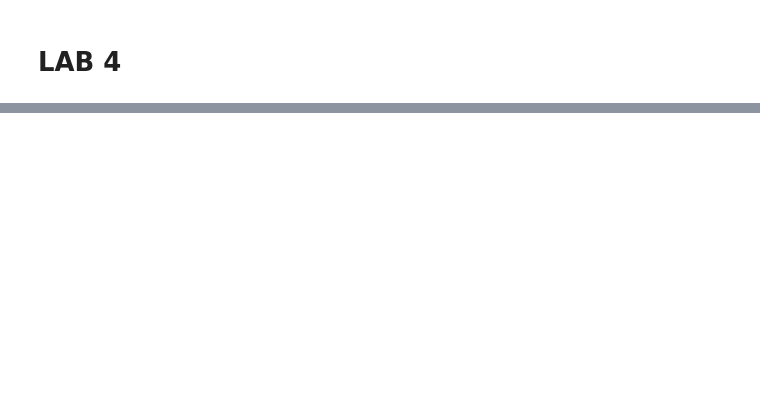
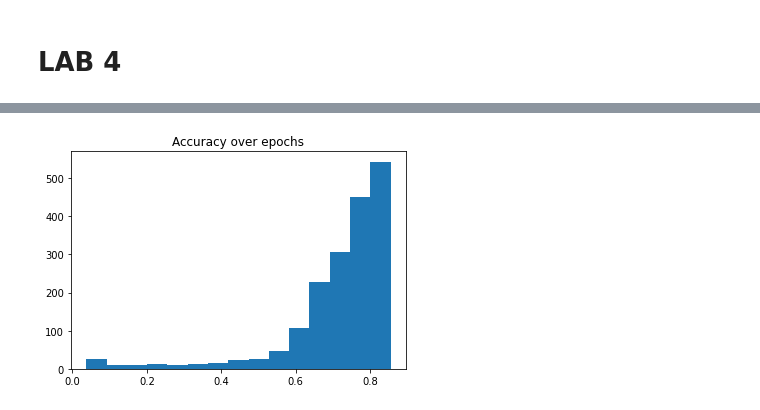
Before and after one commit to MGrgat1/deep_learning_in_google_colab, a Jupyter notebook: lab4.ipynb, the cells around one changed output, grey strips where cells are left out. Drawn from its saved outputs; the diff is of its cells as text; code cells hidden in the pictures; blank space fills up the shorter version.

```diff
--- a/lab4.ipynb
+++ b/lab4.ipynb
@@ -509,0 +488,98 @@ Epoch: 15/15
+# %%
+import numpy as np
+import torch
+import torchvision
+import matplotlib.pyplot as plt
+from time import time, sleep
+
+from torch.utils.data import DataLoader
+from torchvision import datasets, transforms
+from torch import nn, optim
+from PIL import Image
+import pkbar
+from torch.utils.tensorboard import SummaryWriter
+
+
+cuda = True if torch.cuda.is_available() else False
+device = torch.device('cpu')
+if cuda:
+    device = torch.device('cuda')
+
+batch_size = 256
+
+#Inicijalizacija writera
+writer = SummaryWriter('runs/EMNIST')
+
+transforms = torchvision.transforms.Compose([
+    transforms.ToTensor(),
+    transforms.Normalize((0.5,), (0.5,))
+])
+
+# trainset = datasets.MNIST('mnist_data', download=True, train=True, transform=transforms)
+# testset = datasets.MNIST('mnist_data', download=True, train=False, transform=transforms)
+
+## torchvision.datasets.EMNIST(root: str, split: str, **kwargs) → None
+## root (string) – Root directory of dataset where EMNIST/processed/training.pt and EMNIST/processed/test.pt exist.
+## split (string) – The dataset has 6 different splits: byclass, bymerge, balanced, letters, digits and mnist. This argument specifies which one to use.
+## train (bool, optional) – If True, creates dataset from training.pt, otherwise from test.pt.
+## download (bool, optional) – If true, downloads the dataset from the internet and puts it in root directory. If dataset is already downloaded, it is not downloaded again.
+
+trainset = datasets.EMNIST('emnist_data', split='letters', download=True, train=True, transform=transforms)
+testset = datasets.EMNIST('emnist_data', split='letters', download=True, train=False, transform=transforms)
+
+
+train_loader = DataLoader(trainset, batch_size=batch_size, shuffle=True, num_workers=32, pin_memory=True)
+test_loader = DataLoader(testset, batch_size=batch_size, shuffle=True, num_workers=32, pin_memory=True)
+
+
+input_size = 784
+hidden_size_1 = 64
+hidden_size_2 = 64
+output_size = 27
+
+
+model = nn.Sequential(nn.Linear(input_size, hidden_size_1),
+                      nn.ReLU(),
+                      nn.Linear(hidden_size_1, hidden_size_2),
+                      nn.ReLU(),
+                      nn.Linear(hidden_size_2, output_size),
+                      nn.LogSoftmax(dim=1)).to(device)
+
+
+loss_fn = nn.NLLLoss().to(device)
+
+optimizer = optim.SGD(model.parameters(), lr=0.008, momentum=0.9)
+
+epochs = 15
+train_per_epoch = int(len(trainset) / batch_size)
+
+epoch_measurements = []
+accuracy_measurements = []
+for e in range(epochs):
+    kbar = pkbar.Kbar(target=train_per_epoch, epoch=e, num_epochs=epochs, width=20, always_stateful=False)
+    for idx, (images, labels) in enumerate(train_loader):
+
+        images = images.to(device).view(images.shape[0], -1)
+        optimizer.zero_grad()
+        output = model(images)
+        labels = labels.to(device)
+        loss = loss_fn(output, labels)
+        loss.backward()
+        optimizer.step()
+
+        writer.add_scalar('loss', loss.item(), (e * train_per_epoch) + idx)
+        predictions = output.argmax(dim=1, keepdim=True).squeeze()
+        correct = (predictions == labels).sum().item()
+        accuracy = correct / len(predictions)
+
+        # data for the graph
+        epoch_measurements.append(e)
+        accuracy_measurements.append(accuracy)
+
+        kbar.update(idx, values=[("loss", loss), ("acc", accuracy)])
+        writer.add_scalar('acc', accuracy, (e * train_per_epoch) + idx)
+
+plt.hist(accuracy_measurements, bins = 15)
+plt.title('Accuracy over epochs')
+plt.show()
+# %% [output]
@@ -509,0 +604 @@ Epoch: 15/15
+[figure, added]
```
Also changed, not shown: parts of 21 cells of this notebook.
